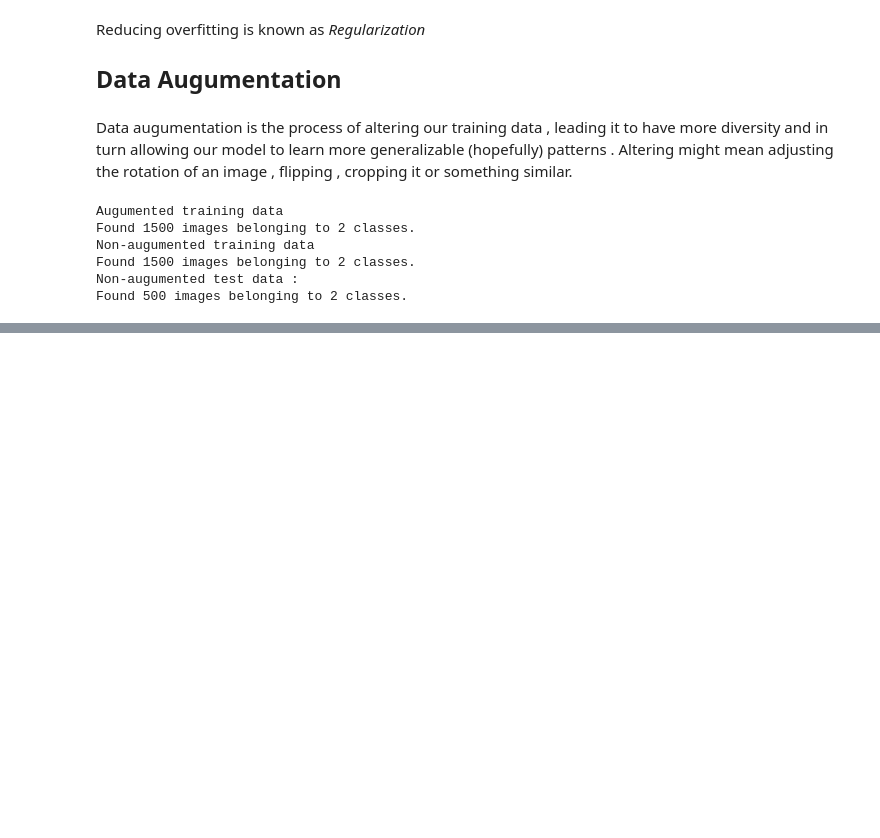
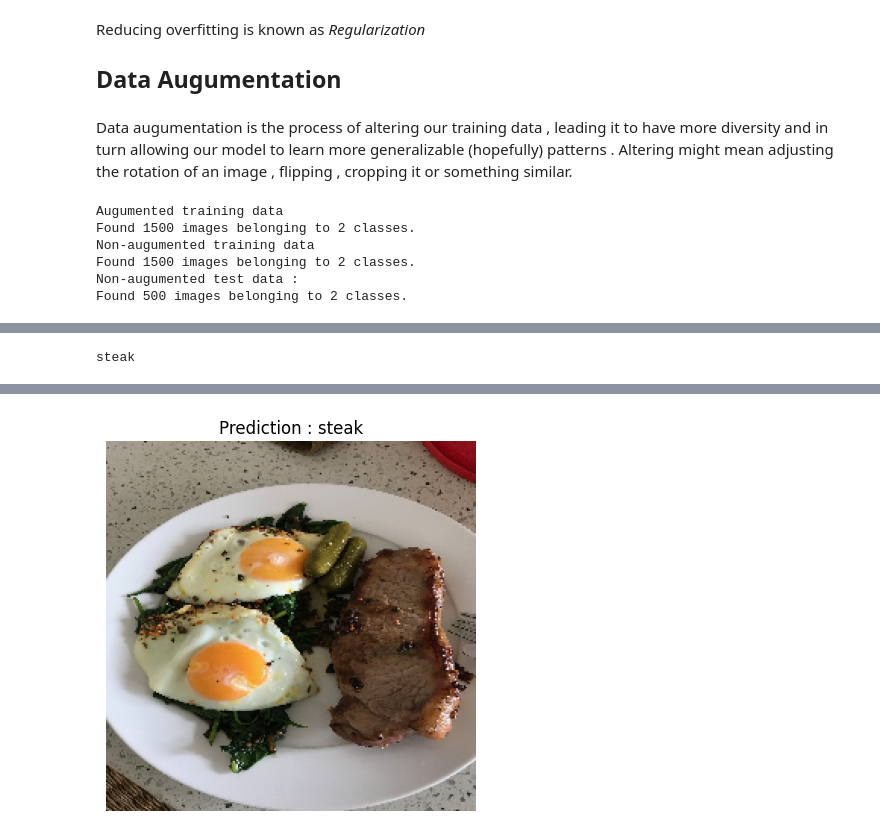
Before and after one commit to CprALin/JupyterNotebooks, a Jupyter notebook: 03_tensorflow_computer_vision.ipynb, the cells around one changed output, grey strips where cells are left out. Cells and saved outputs as stored; diff of their text form; code cells hidden in the pictures; blank space fills up the shorter version.

```diff
--- a/03_tensorflow_computer_vision.ipynb
+++ b/03_tensorflow_computer_vision.ipynb
@@ -722,0 +896,4 @@ showing image number : 16
+# %%
+steak_reshaped = load_and_prep_image("03-steak.jpeg")
+
+steak_reshaped
@@ -722,0 +918,3 @@ showing image number : 16
+# %%
+pred = model_7.predict(tf.expand_dims(steak_reshaped , axis=0))
+pred
@@ -722,0 +924,30 @@ showing image number : 16
+# %%
+# We can index the predicted class by rounding the prediction probability and indexing it on the class names
+pred_class = class_names[int(tf.round(pred))]
+print(pred_class)
+# %% [output]
+steak
+# %%
+def pred_and_plot(model , filename , class_names=class_names) :
+    """
+     Imports an image located at filename , makes a prediction with model
+     and plots the image with the predicted class as the title .
+    """
+
+    # Import the target image and preprocess it
+    img = load_and_prep_image(filename)
+
+    # Make a prediction
+    pred = model.predict(tf.expand_dims(img , axis=0))
+
+    # Get the predicted class
+    pred_class = class_names[int(tf.round(pred))]
+
+    # Plot the image and predicted class
+    plt.imshow(img)
+    plt.title(f"Prediction : {pred_class}")
+    plt.axis(False);
+# %%
+# Test our model on a custom image
+pred_and_plot(model_7 , "03-steak.jpeg")
+# %% [output]
@@ -722,0 +955 @@ showing image number : 16
+[figure, added]
```
Also changed, not shown: parts of 39 cells of this notebook.
